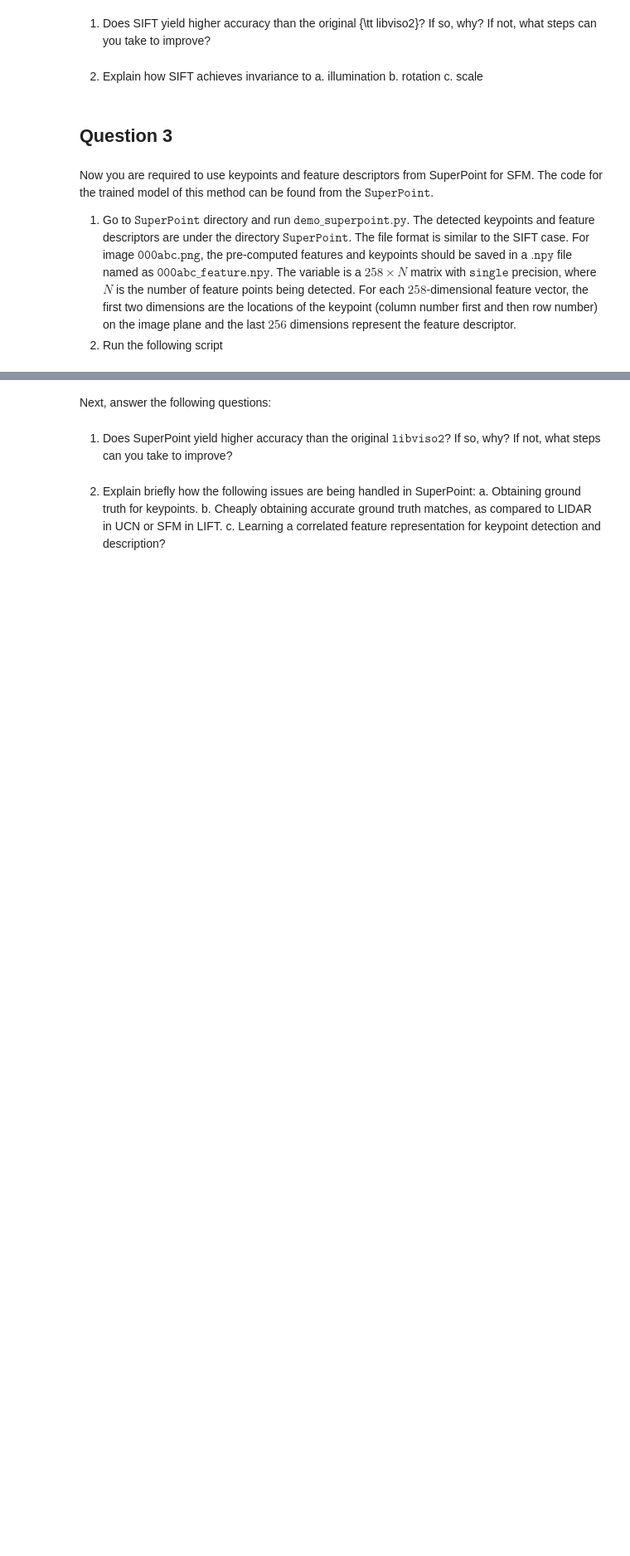
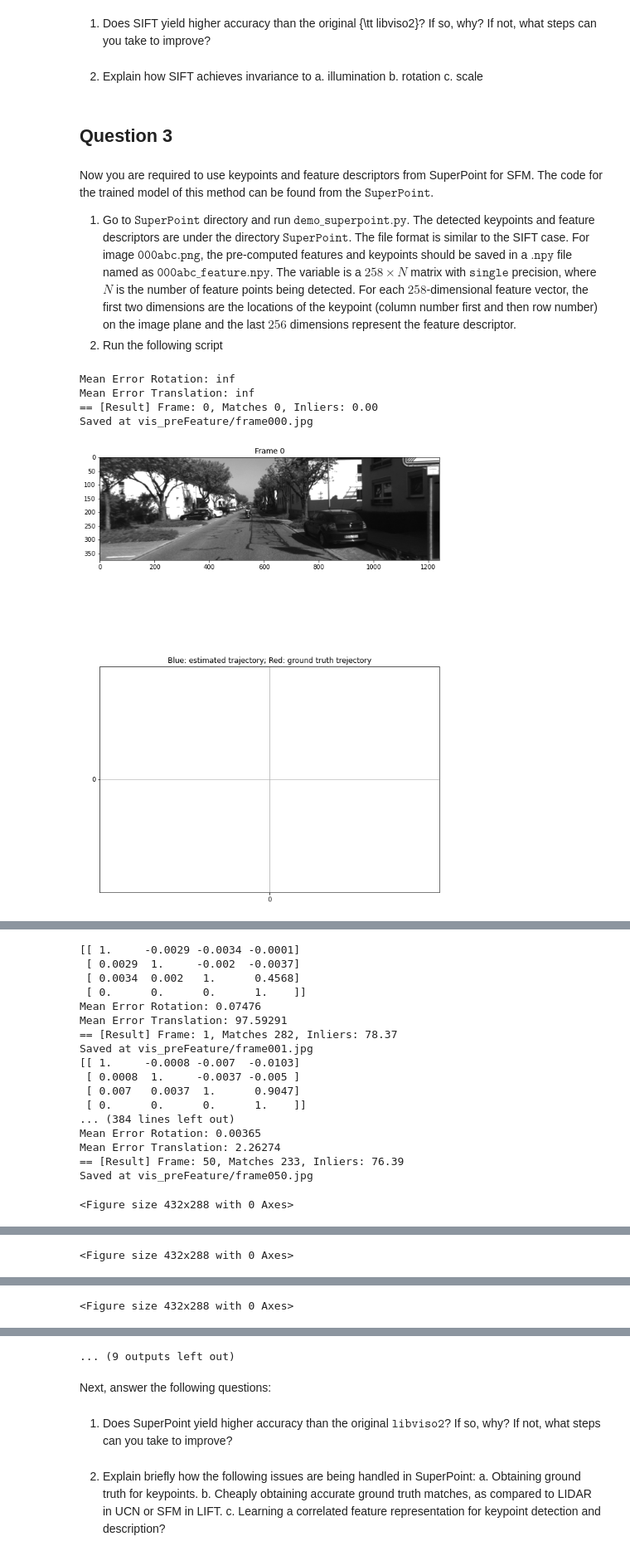
Before and after one commit to SatyamGaba/structure_from_motion, a Jupyter notebook: pyviso/demo_viso_mono.ipynb, the cells around one changed output, grey strips where cells are left out. Shown at 83% size. Cells and saved outputs as stored; diff of their text form; code cells hidden in the pictures; blank space fills up the shorter version.

```diff
--- a/pyviso/demo_viso_mono.ipynb
+++ b/pyviso/demo_viso_mono.ipynb
@@ -627,0 +283,11 @@ for frame in range(first_frame, last_frame):
+# %%
+import runFeature
+dataset_path = '/datasets/cse152-252-sp20-public/dataset_SfM'
+feature_dir = 'SuperPoint'
+runFeature.runSFM(dataset_path, feature_dir )
+# %% [output]
+Mean Error Rotation: inf
+Mean Error Translation: inf
+== [Result] Frame: 0, Matches 0, Inliers: 0.00
+Saved at vis_preFeature/frame000.jpg
+[figure, added]
@@ -627,0 +295,18 @@ for frame in range(first_frame, last_frame):
+[[ 1.     -0.0029 -0.0034 -0.0001]
+ [ 0.0029  1.     -0.002  -0.0037]
+ [ 0.0034  0.002   1.      0.4568]
+ [ 0.      0.      0.      1.    ]]
+Mean Error Rotation: 0.07476
+Mean Error Translation: 97.59291
+== [Result] Frame: 1, Matches 282, Inliers: 78.37
+Saved at vis_preFeature/frame001.jpg
+[[ 1.     -0.0008 -0.007  -0.0103]
+ [ 0.0008  1.     -0.0037 -0.005 ]
+ [ 0.007   0.0037  1.      0.9047]
+ [ 0.      0.      0.      1.    ]]
+... (384 lines left out)
+Mean Error Rotation: 0.00365
+Mean Error Translation: 2.26274
+== [Result] Frame: 50, Matches 233, Inliers: 76.39
+Saved at vis_preFeature/frame050.jpg
+<Figure size 432x288 with 0 Axes>
@@ -627,0 +331 @@ for frame in range(first_frame, last_frame):
+<Figure size 432x288 with 0 Axes>
@@ -627,0 +350 @@ for frame in range(first_frame, last_frame):
+<Figure size 432x288 with 0 Axes>
@@ -628,3 +352,4 @@ for frame in range(first_frame, last_frame):
+... (9 outputs left out)
 # %% [markdown]
 Next, answer the following questions:
 # %% [markdown]
```
Also changed, not shown: parts of 11 cells of this notebook, 3 other files.
